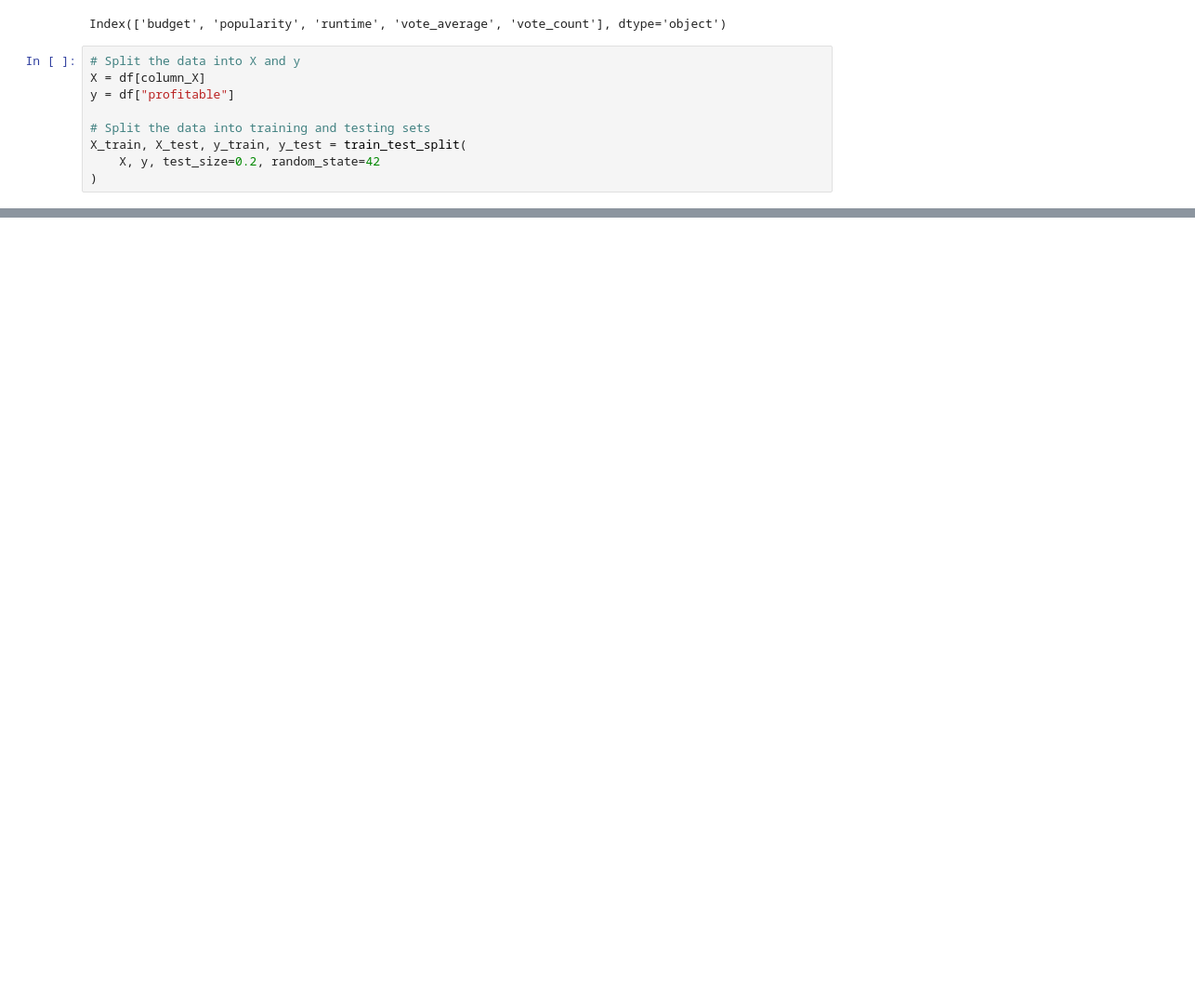
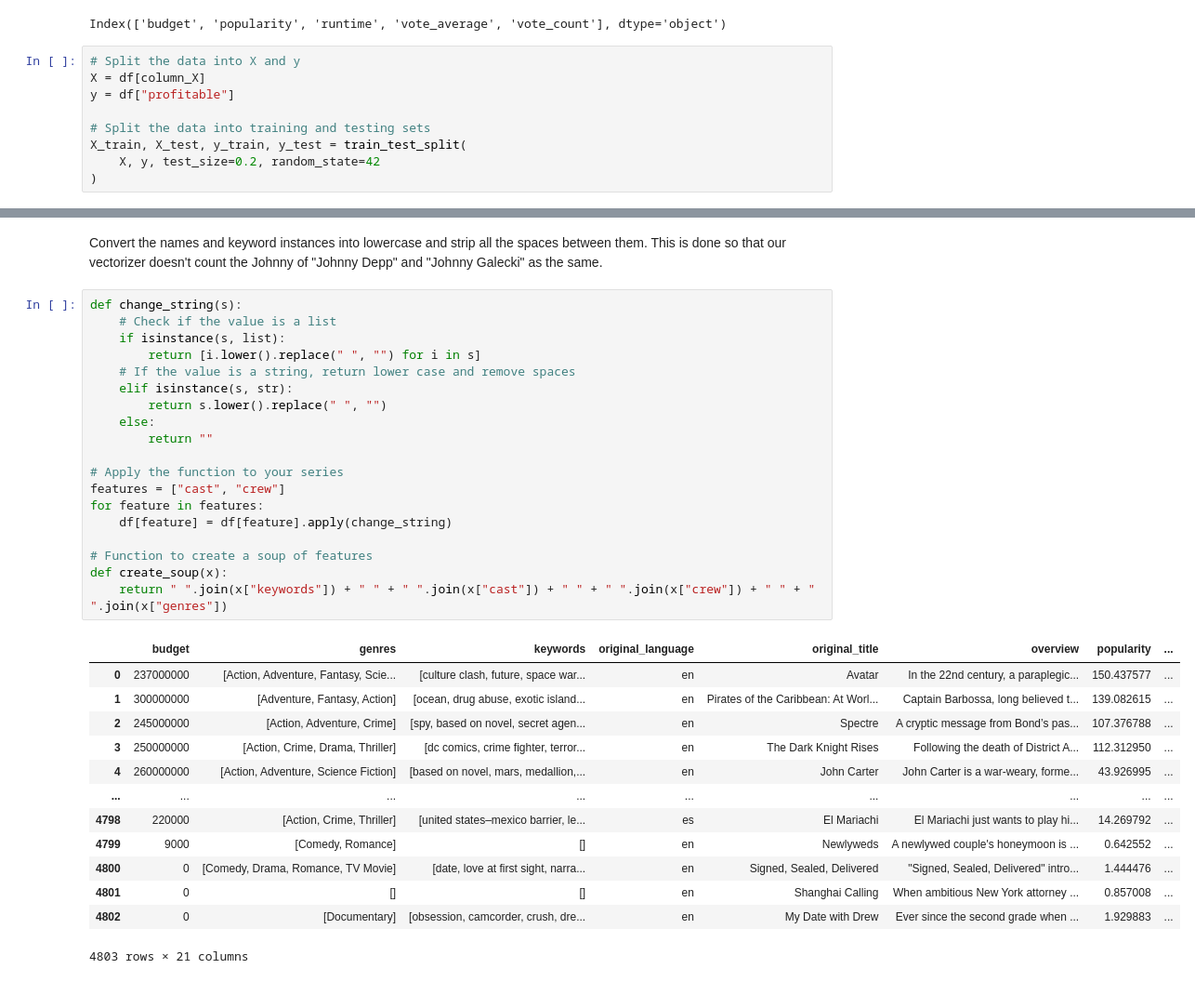
Before and after one commit to hsmmi/TMDB-5000-Movie-Dataset, a Jupyter notebook: main.ipynb, the cells around one changed output, grey strips where cells are left out. Shown at 93% size. Cells and saved outputs as stored; diff of their text form; blank space fills up the shorter version.

Commit message:
done first recommendation system

```diff
--- a/main.ipynb
+++ b/main.ipynb
@@ -429,0 +522,35 @@ ROC AUC Score: 0.85
+# %% [markdown]
+Convert the names and keyword instances into lowercase and strip all the spaces between them. This is done so that our vectorizer doesn't count the Johnny of "Johnny Depp" and "Johnny Galecki" as the same.
+# %%
+def change_string(s):
+    # Check if the value is a list
+    if isinstance(s, list):
+        return [i.lower().replace(" ", "") for i in s]
+    # If the value is a string, return lower case and remove spaces
+    elif isinstance(s, str):
+        return s.lower().replace(" ", "")
+    else:
+        return ""
+
+# Apply the function to your series
+features = ["cast", "crew"]
+for feature in features:
+    df[feature] = df[feature].apply(change_string)
+
+# Function to create a soup of features
+def create_soup(x):
+    return " ".join(x["keywords"]) + " " + " ".join(x["cast"]) + " " + " ".join(x["crew"]) + " " + " ".join(x["genres"])
+# %% [output]
+|  | budget | genres | keywords | original_language | original_title | overview | popularity | ... |
+| 0 | 237000000 | [Action, Adventure, Fantasy, Scie... | [culture clash, future, space war... | en | Avatar | In the 22nd century, a paraplegic... | 150.437577 | ... |
+| 1 | 300000000 | [Adventure, Fantasy, Action] | [ocean, drug abuse, exotic island... | en | Pirates of the Caribbean: At Worl... | Captain Barbossa, long believed t... | 139.082615 | ... |
+| 2 | 245000000 | [Action, Adventure, Crime] | [spy, based on novel, secret agen... | en | Spectre | A cryptic message from Bond’s pas... | 107.376788 | ... |
+| 3 | 250000000 | [Action, Crime, Drama, Thriller] | [dc comics, crime fighter, terror... | en | The Dark Knight Rises | Following the death of District A... | 112.312950 | ... |
+| 4 | 260000000 | [Action, Adventure, Science Fiction] | [based on novel, mars, medallion,... | en | John Carter | John Carter is a war-weary, forme... | 43.926995 | ... |
+| ... | ... | ... | ... | ... | ... | ... | ... | ... |
+| 4798 | 220000 | [Action, Crime, Thriller] | [united states–mexico barrier, le... | es | El Mariachi | El Mariachi just wants to play hi... | 14.269792 | ... |
+| 4799 | 9000 | [Comedy, Romance] | [] | en | Newlyweds | A newlywed couple's honeymoon is ... | 0.642552 | ... |
+| 4800 | 0 | [Comedy, Drama, Romance, TV Movie] | [date, love at first sight, narra... | en | Signed, Sealed, Delivered | "Signed, Sealed, Delivered" intro... | 1.444476 | ... |
+| 4801 | 0 | [] | [] | en | Shanghai Calling | When ambitious New York attorney ... | 0.857008 | ... |
+| 4802 | 0 | [Documentary] | [obsession, camcorder, crush, dre... | en | My Date with Drew | Ever since the second grade when ... | 1.929883 | ... |
+4803 rows × 21 columns
```
Also changed, not shown: parts of 15 cells of this notebook.
